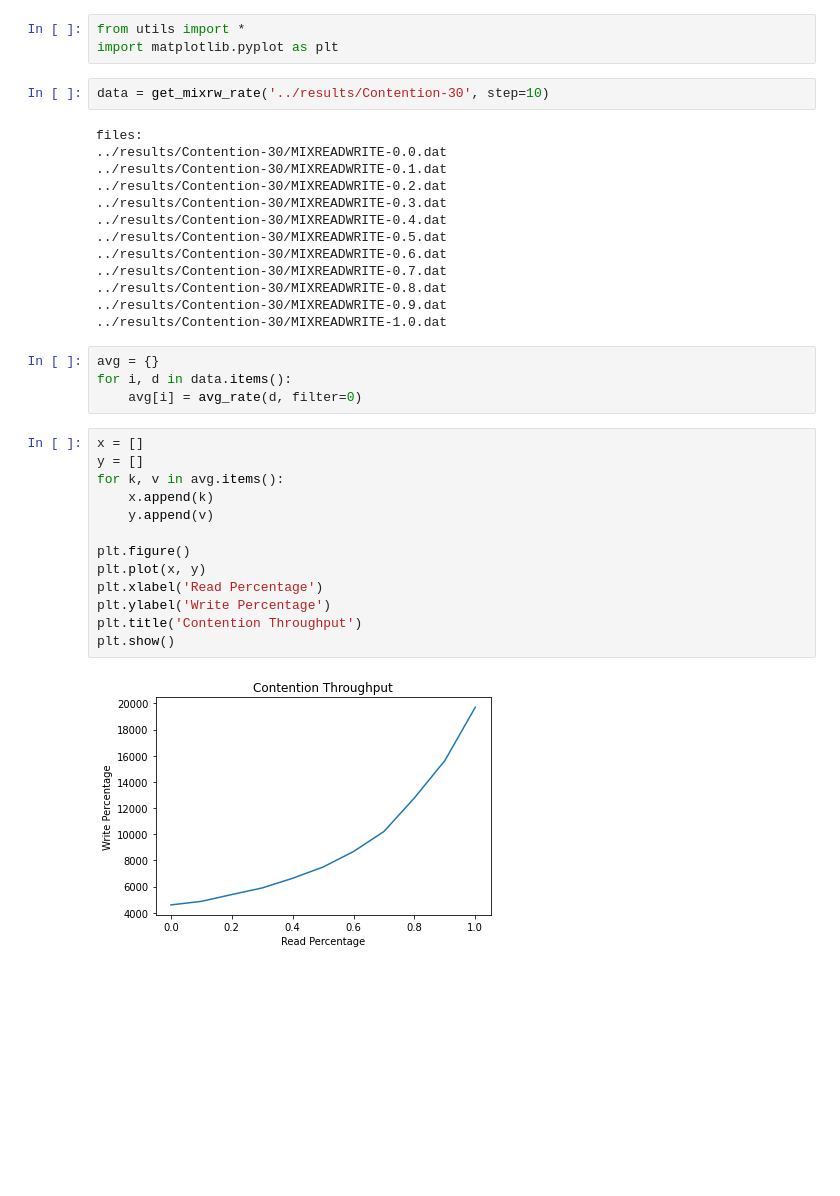
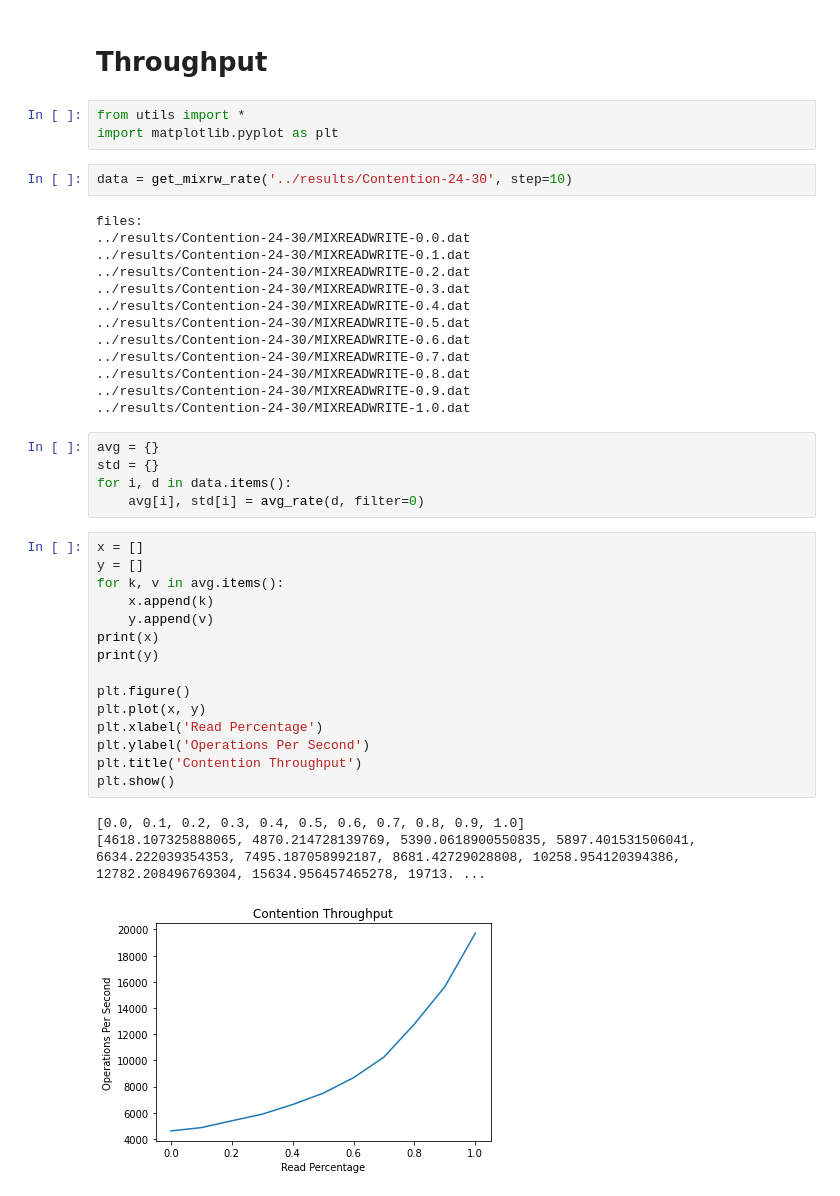
Before and after one commit to epyeh/zookeeper-benchmark, a Jupyter notebook: analysis/contention.ipynb, the cells around one changed output. Cells and saved outputs as stored; diff of their text form; blank space fills up the shorter version.

```diff
--- a/analysis/contention.ipynb
+++ b/analysis/contention.ipynb
@@ -1,37 +1,44 @@
+# %% [markdown]
+# Throughput
 # %%
 from utils import *
 import matplotlib.pyplot as plt
 # %%
-data = get_mixrw_rate('../results/Contention-30', step=10)
+data = get_mixrw_rate('../results/Contention-24-30', step=10)
 # %% [output]
 files:
-../results/Contention-30/MIXREADWRITE-0.0.dat
-../results/Contention-30/MIXREADWRITE-0.1.dat
-../results/Contention-30/MIXREADWRITE-0.2.dat
-../results/Contention-30/MIXREADWRITE-0.3.dat
-../results/Contention-30/MIXREADWRITE-0.4.dat
-../results/Contention-30/MIXREADWRITE-0.5.dat
-../results/Contention-30/MIXREADWRITE-0.6.dat
-../results/Contention-30/MIXREADWRITE-0.7.dat
-../results/Contention-30/MIXREADWRITE-0.8.dat
-../results/Contention-30/MIXREADWRITE-0.9.dat
-../results/Contention-30/MIXREADWRITE-1.0.dat
+../results/Contention-24-30/MIXREADWRITE-0.0.dat
+../results/Contention-24-30/MIXREADWRITE-0.1.dat
+../results/Contention-24-30/MIXREADWRITE-0.2.dat
+../results/Contention-24-30/MIXREADWRITE-0.3.dat
+../results/Contention-24-30/MIXREADWRITE-0.4.dat
+../results/Contention-24-30/MIXREADWRITE-0.5.dat
+../results/Contention-24-30/MIXREADWRITE-0.6.dat
+../results/Contention-24-30/MIXREADWRITE-0.7.dat
+../results/Contention-24-30/MIXREADWRITE-0.8.dat
+../results/Contention-24-30/MIXREADWRITE-0.9.dat
+../results/Contention-24-30/MIXREADWRITE-1.0.dat
 # %%
 avg = {}
+std = {}
 for i, d in data.items():
-    avg[i] = avg_rate(d, filter=0)
+    avg[i], std[i] = avg_rate(d, filter=0)
 # %%
 x = []
 y = []
 for k, v in avg.items():
     x.append(k)
     y.append(v)
+print(x)
+print(y)
 
 plt.figure()
 plt.plot(x, y)
 plt.xlabel('Read Percentage')
-plt.ylabel('Write Percentage')
+plt.ylabel('Operations Per Second')
 plt.title('Contention Throughput')
 plt.show()
 # %% [output]
+[0.0, 0.1, 0.2, 0.3, 0.4, 0.5, 0.6, 0.7, 0.8, 0.9, 1.0]
+[4618.107325888065, 4870.214728139769, 5390.0618900550835, 5897.401531506041, 6634.222039354353, 7495.187058992187, 8681.42729028808, 10258.954120394386, 12782.208496769304, 15634.956457465278, 19713. ...
-[figure, old version]
+[figure, new version]
```
Also changed, not shown: parts of 3 cells of this notebook, 9 other files.
